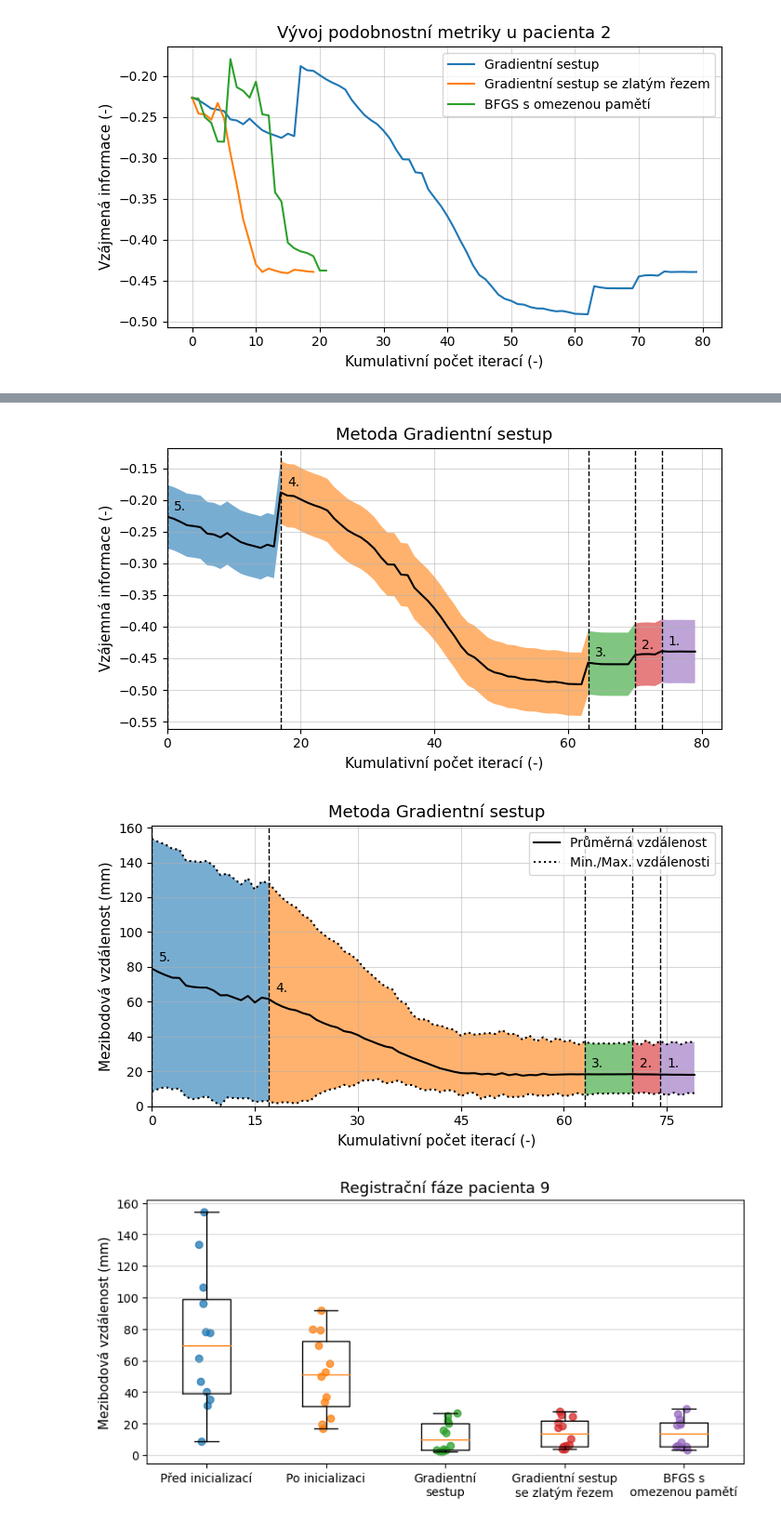
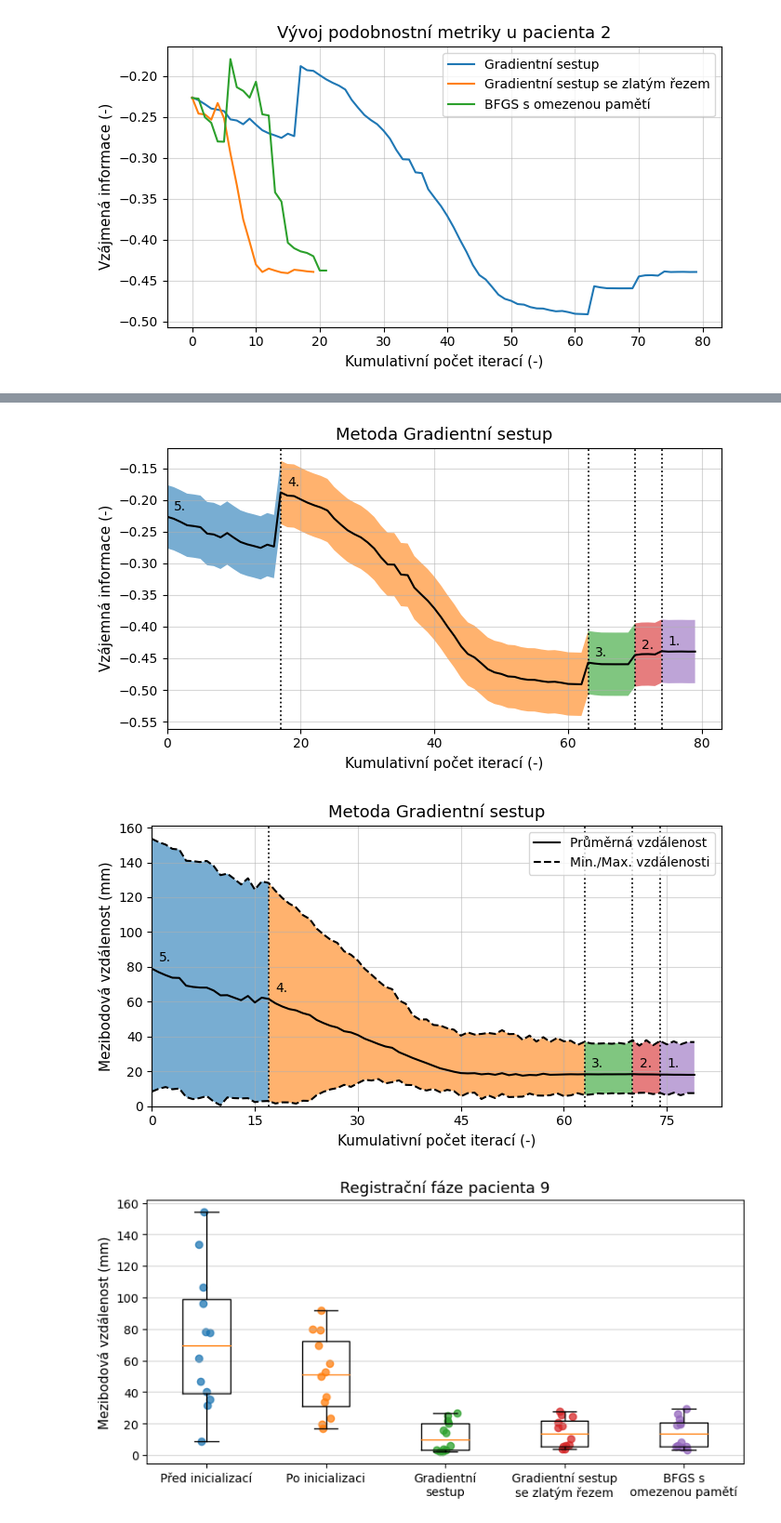
Before and after one commit to Vojtech-Benda/ca_isf, a Jupyter notebook: plotResults.ipynb, the cells around one changed output, grey strips where cells are left out. Shown at 93% size. Saved outputs shown, nothing was run; the diff lists cells and outputs as text; code cells hidden in the pictures.

```diff
--- a/plotResults.ipynb
+++ b/plotResults.ipynb
@@ -239,7 +248,7 @@ def plotMetricValues(metric_values, multires_iters,
     ax_metric.vlines(multires_iters,
                      ax_ylim[0], # metric_values[multires_iters] - 0.075
                      ax_ylim[1], # metric_values[multires_iters] + 0.075
-                     ls="--", lw=1., colors="black")
+                     ls="dotted", lw=1.25, colors="black")
 
     levels = [level for level in range(len(multires_iters), 0, -1)]
     for level, multi_iter in zip(levels, multires_iters):
@@ -288,7 +297,7 @@ def plotMetricValues(metric_values, multires_iters,
 plotMetricValues(regInfo["metricValues"], regInfo["multiresIters"],
                  regInfo["shrinkFactors"], regInfo["smoothingSigmas"], regMethod, save=saveState)
 # %% [output]
-[figure, old version]
+[figure, new version]
 # %%
 def plotRegistrationErrors(mean_errors, min_errors, max_errors,
                            metric_values, multires_iters, reg_method, save=False):
@@ -296,8 +305,8 @@ def plotRegistrationErrors(mean_errors, min_errors, max_errors,
     # Plot the TRE mean value and the [min-max] range.
     fig_tre, ax_tre = plt.subplots(1, 1, figsize=(7, 4))
     ax_tre.plot(iters, mean_errors, color="black", label="Průměrná vzdálenost")
-    ax_tre.plot(iters, min_errors, c="black", ls="dotted", label="Min./Max. vzdálenosti")
-    ax_tre.plot(iters, max_errors, c="black", ls="dotted")
+    ax_tre.plot(iters, min_errors, c="black", ls="--", label="Min./Max. vzdálenosti")
+    ax_tre.plot(iters, max_errors, c="black", ls="--")
 
     for indx, multi_iter in enumerate(multires_iters):
         if multi_iter != multires_iters[-1]:
@@ -313,35 +322,35 @@ def plotRegistrationErrors(mean_errors, min_errors, max_errors,
     ax_tre.set_xlim([0, None])
     ax_tre.set_ylim([0, None])
     ax_ylim = ax_tre.get_ylim()
     ax_tre.vlines(multires_iters, ax_ylim[0], ax_ylim[1],
-                  ls="--", lw=1., colors="black") # min_errors[multires_iters], max_errors[multires_iters],
+                  ls="dotted", lw=1.25, colors="black") # min_errors[multires_iters], max_errors[multires_iters],
 
     levels = [level for level in range(len(multires_iters), 0, -1)]
     for level, multi_iter in zip(levels, multires_iters):
         ax_tre.annotate(f"{level}.", (multi_iter + 1, mean_errors[multi_iter] + 4))
 
     ax_tre.set_xlabel("Kumulativní počet iterací (-)", fontsize=11)
     ax_tre.set_ylabel("Mezibodová vzdálenost (mm)", fontsize=11)
     ax_tre.set_title(f"Metoda {reg_method}", fontsize=13)
     ax_tre.set_xticks(np.arange(0, len(metric_values) + 10, 15))
     #ax_tre.set_yticks(np.arange(0, max_errors.max(), 10))
     # ax_tre.set_xlim([0, None])
     # ax_tre.set_ylim([0, None])
     ax_tre.grid(alpha=0.5)
     ax_tre.legend()
     fig_tre.tight_layout()
 
     plt.show()
 
     if save:
         fig_tre.savefig(f"{regDir}pacient{patientNumber}Tre{view.upper()}.pdf", bbox_inches="tight")
 
 
 plotRegistrationErrors(errorsInfo["meanValues"], errorsInfo["minValues"],
                        errorsInfo["maxValues"], regInfo["metricValues"],
                        regInfo["multiresIters"], regMethod, save=saveState)
 # %% [output]
-[figure, old version]
+[figure, new version]
 # %%
 def plotPatientErrorBox(patient_errors, reg_stages, pat_number, save=False):
     fig_box, ax_box = plt.subplots(1, 1, figsize=(9, 4))
```
Also changed, not shown: parts of 2 cells of this notebook.
